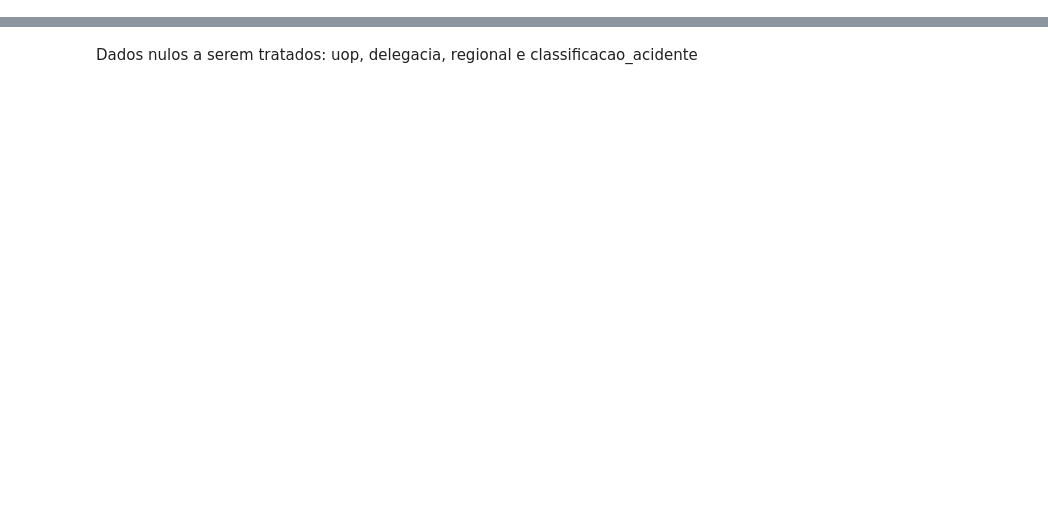
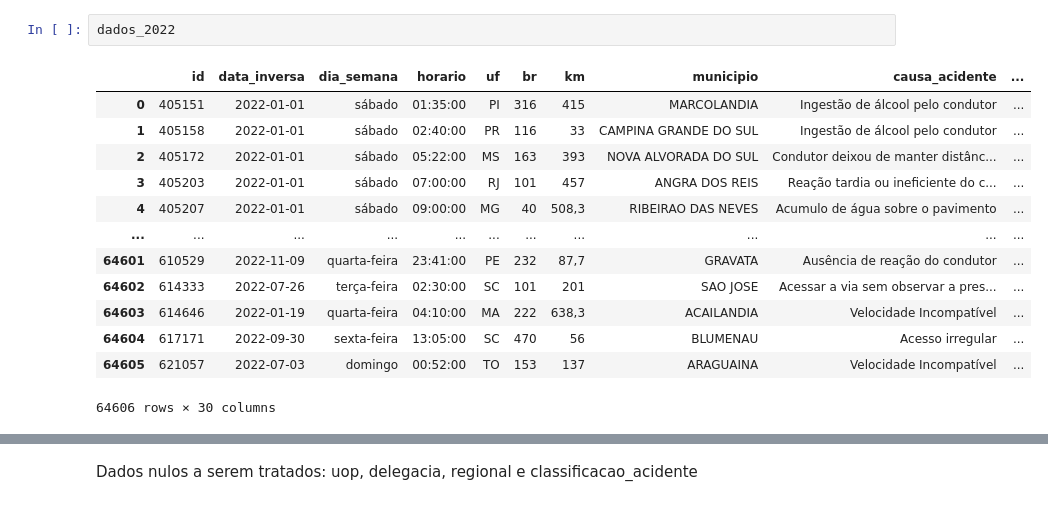
Before and after one commit to mmdes/traffic-accidents-analysis, a Jupyter notebook: notebooks/exploratory_analysis.ipynb, the cells around one changed output, grey strips where cells are left out. Cells and saved outputs as stored; diff of their text form; blank space fills up the shorter version.

```diff
--- a/notebooks/exploratory_analysis.ipynb
+++ b/notebooks/exploratory_analysis.ipynb
@@ -12,0 +52,16 @@ df4 = pd.read_csv(base_path + '2024.csv', sep=',')
+# %%
+dados_2022
+# %% [output]
+|  | id | data_inversa | dia_semana | horario | uf | br | km | municipio | causa_acidente | ... |
+| 0 | 405151 | 2022-01-01 | sábado | 01:35:00 | PI | 316 | 415 | MARCOLANDIA | Ingestão de álcool pelo condutor | ... |
+| 1 | 405158 | 2022-01-01 | sábado | 02:40:00 | PR | 116 | 33 | CAMPINA GRANDE DO SUL | Ingestão de álcool pelo condutor | ... |
+| 2 | 405172 | 2022-01-01 | sábado | 05:22:00 | MS | 163 | 393 | NOVA ALVORADA DO SUL | Condutor deixou de manter distânc... | ... |
+| 3 | 405203 | 2022-01-01 | sábado | 07:00:00 | RJ | 101 | 457 | ANGRA DOS REIS | Reação tardia ou ineficiente do c... | ... |
+| 4 | 405207 | 2022-01-01 | sábado | 09:00:00 | MG | 40 | 508,3 | RIBEIRAO DAS NEVES | Acumulo de água sobre o pavimento | ... |
+| ... | ... | ... | ... | ... | ... | ... | ... | ... | ... | ... |
+| 64601 | 610529 | 2022-11-09 | quarta-feira | 23:41:00 | PE | 232 | 87,7 | GRAVATA | Ausência de reação do condutor | ... |
+| 64602 | 614333 | 2022-07-26 | terça-feira | 02:30:00 | SC | 101 | 201 | SAO JOSE | Acessar a via sem observar a pres... | ... |
+| 64603 | 614646 | 2022-01-19 | quarta-feira | 04:10:00 | MA | 222 | 638,3 | ACAILANDIA | Velocidade Incompatível | ... |
+| 64604 | 617171 | 2022-09-30 | sexta-feira | 13:05:00 | SC | 470 | 56 | BLUMENAU | Acesso irregular | ... |
+| 64605 | 621057 | 2022-07-03 | domingo | 00:52:00 | TO | 153 | 137 | ARAGUAINA | Velocidade Incompatível | ... |
+64606 rows × 30 columns
```
Also changed, not shown: parts of 27 cells of this notebook.
